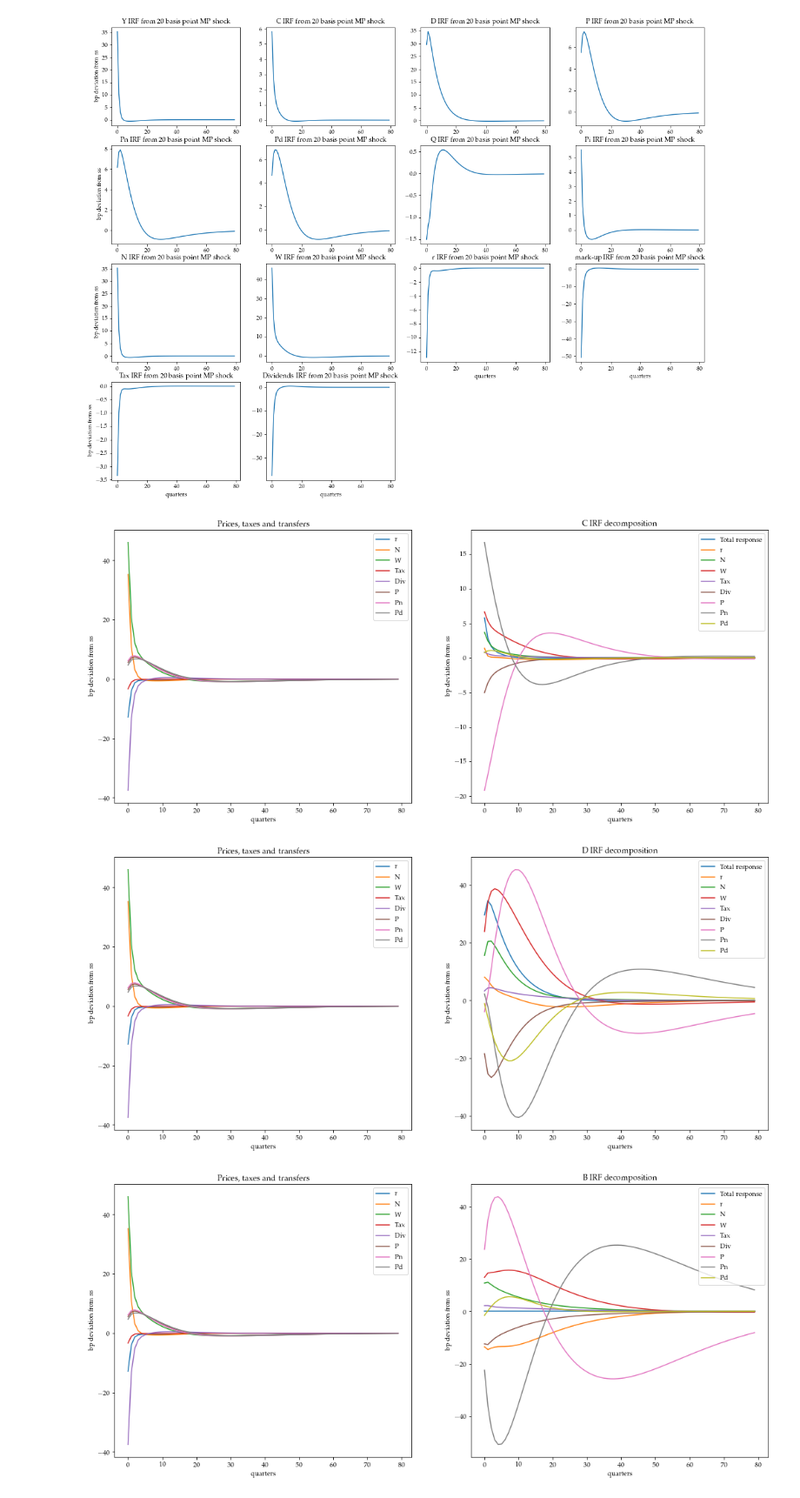
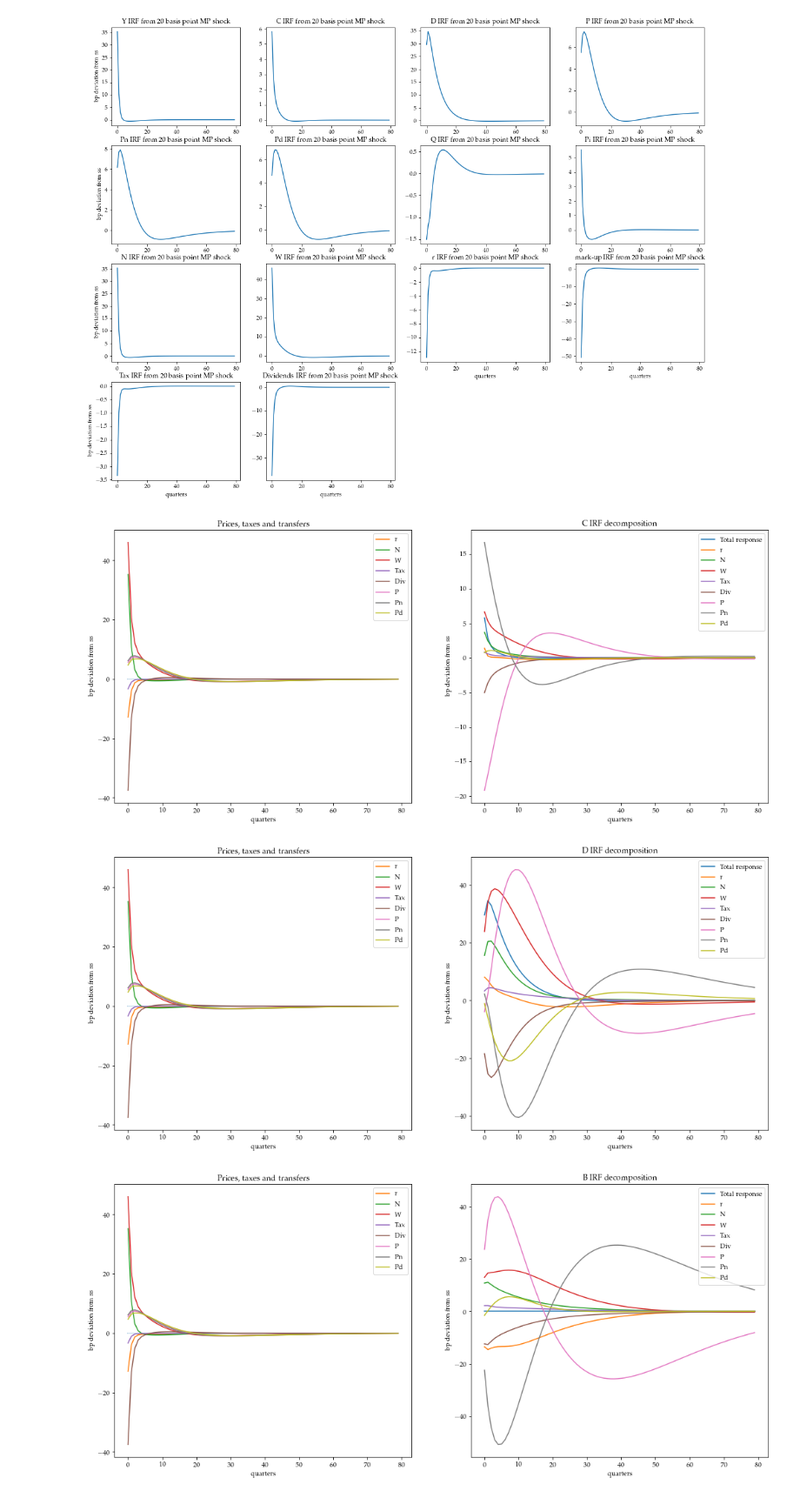
Before and after one commit to EmilHP/sequence-jacobian-master, a Jupyter notebook: HANK_durables-gvt_budget.ipynb, the cells around one changed output. Shown at 87% size. Cells and saved outputs as stored; diff of their text form; code cells hidden in the pictures.

```diff
--- a/HANK_durables-gvt_budget.ipynb
+++ b/HANK_durables-gvt_budget.ipynb
@@ -615,7 +615,8 @@ ax15.set_xlabel('quarters')
 ax15.title.set_text('C IRF decomposition')
 
 ax15 = fig2.add_subplot(121)
-ax15.plot(dB[:80],color='w')
+ax15.plot(dB[:80])
+ax15.plot(dB[:80],color="w")
 ax15.plot(dr[:80],label='r')
 ax15.plot(dN[:80],label='N')
 ax15.plot(dW[:80],label='W')
@@ -645,7 +646,8 @@ ax16.set_xlabel('quarters')
 ax16.title.set_text('D IRF decomposition')
 
 ax16 = fig3.add_subplot(121)
-ax16.plot(dB[:80],color='w')
+ax16.plot(dB[:80])
+ax16.plot(dB[:80],color="w")
 ax16.plot(dr[:80],label='r')
 ax16.plot(dN[:80],label='N')
 ax16.plot(dW[:80],label='W')
@@ -662,34 +664,35 @@ ax16.title.set_text('Prices, taxes and transfers')
 fig3.set_size_inches(17.5, 7.5)
 
 # iii. savings decomposition
 fig4 = plt.figure()
 ax17 = fig4.add_subplot(122)
 ax17.plot(dB[:80],label="Total response")
 for key in dB_decomp:
     current_label = key
     ax17.plot(dB_decomp[key][:80],label=current_label)
 ax17.legend(loc="upper right")
 ax17.set_ylabel('bp deviation from ss')
 ax17.set_xlabel('quarters')
 ax17.title.set_text('B IRF decomposition')
 
 ax17 = fig4.add_subplot(121)
-ax17.plot(dB[:80],color='w')
+ax17.plot(dB[:80])
+ax17.plot(dB[:80],color="w")
 ax17.plot(dr[:80],label='r')
 ax17.plot(dN[:80],label='N')
 ax17.plot(dW[:80],label='W')
 ax17.plot(dTax[:80],label='Tax')
 ax17.plot(dDiv[:80],label='Div')
 ax17.plot(dP[:80],label='P')
 ax17.plot(dP_n[:80],label='Pn')
 ax17.plot(dP_d[:80],label='Pd')
 ax17.legend(loc="upper right")
 ax17.set_ylabel('bp deviation from ss')
 ax17.set_xlabel('quarters')
 ax17.title.set_text('Prices, taxes and transfers')
 
 fig4.set_size_inches(17.5, 7.5)
 # %% [output]
-[figure, old version]
+[figure, new version]
-[figure, old version]
+[figure, new version]
-[figure, old version]
+[figure, new version]
```
